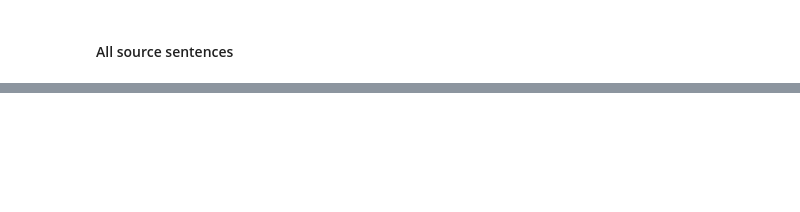
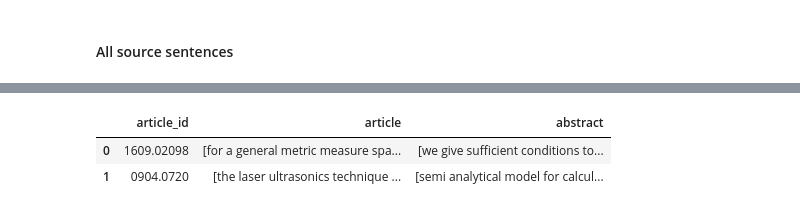
Before and after one commit to rhit-luttredn/NLP-Grp15, a Jupyter notebook: salient_sentence_generation.ipynb, the cells around one changed output, grey strips where cells are left out. Cells and saved outputs as stored; diff of their text form; code cells hidden in the pictures; blank space fills up the shorter version.

Commit message:
salience stuff

```diff
--- a/salient_sentence_generation.ipynb
+++ b/salient_sentence_generation.ipynb
@@ -63,0 +25,21 @@ def salience_score(s, target_summary):
+# %%
+# Use cuda if available, else use cpu
+device = torch.device("cuda" if torch.cuda.is_available() else "cpu")
+
+# Clear cuda cache if using cuda (to avoid out of memory errors)
+if device == 'cuda':
+    torch.cuda.empty_cache()
+
+# Load model and tokenizer
+model_id = 'gpt2-large'
+tokenizer = GPT2TokenizerFast.from_pretrained(model_id, sep_token=";")
+model = GPT2LMHeadModel.from_pretrained(model_id).to_bettertransformer().to(device)
+
+# Quantize the model if on cpu
+if device == 'cpu':
+    quantize_dynamic(model, {torch.nn.Linear}, dtype=torch.qint8, inplace=True)
+
+# Set model to eval mode
+model.eval()
+for param in model.parameters():
+    param.requires_grad = False
@@ -161,0 +235,6 @@ Average saliency score: -0.7916782622841124
+# %%
+# Sample the df to get a smaller df to test on
+SAMPLE_SIZE = 50
+if SAMPLE_SIZE is not None:
+    sentence_df = sentence_df.sample(n=SAMPLE_SIZE, ignore_index=True)
+sentence_df.shape
@@ -161,0 +243,5 @@ Average saliency score: -0.7916782622841124
+# %%
+# Get the salience score of each sentence in the document
+salience_scores = sentence_df.apply(document_saliency, axis=1)
+sentence_df['salience_scores'] = salience_scores
+sentence_df.head()
@@ -161,0 +254,6 @@ Average saliency score: -0.7916782622841124
+# %%
+sentence_df.head()
+# %% [output]
+|  | article_id | article | abstract |
+| 0 | 1609.02098 | [for a general metric measure spa... | [we give sufficient conditions to... |
+| 1 | 0904.0720 | [the laser ultrasonics technique ... | [semi analytical model for calcul... |
```
Also changed, not shown: parts of 21 cells of this notebook, 5 other files.
